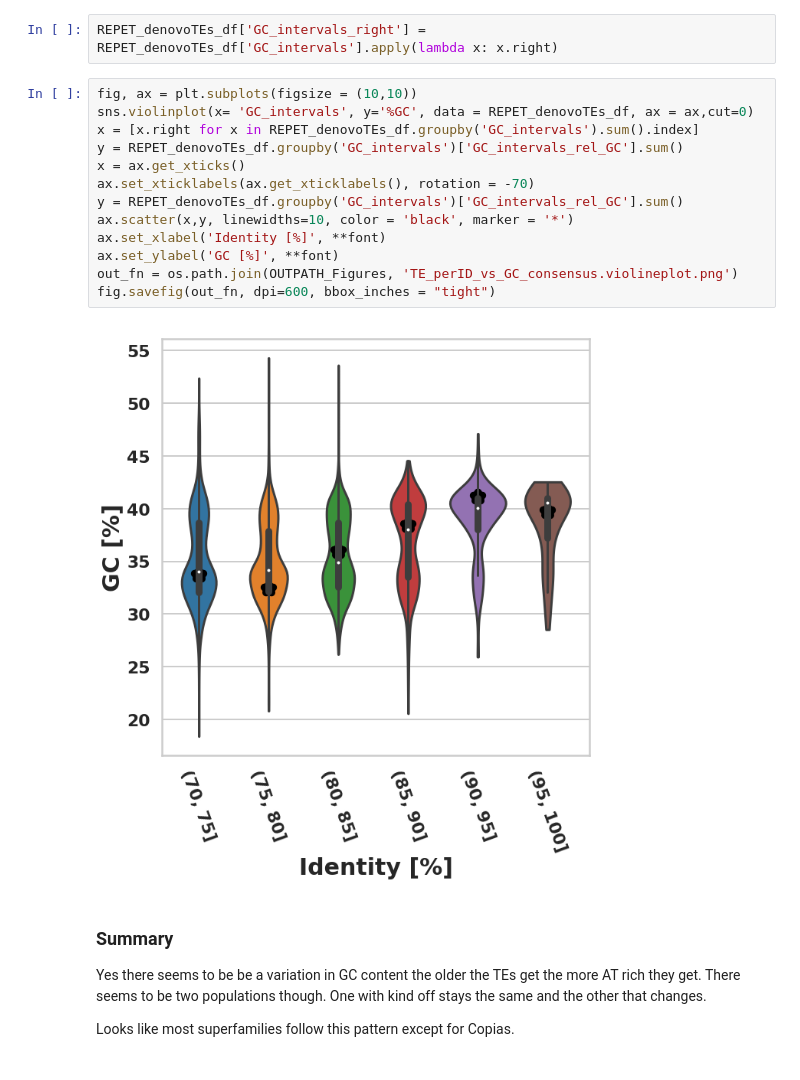
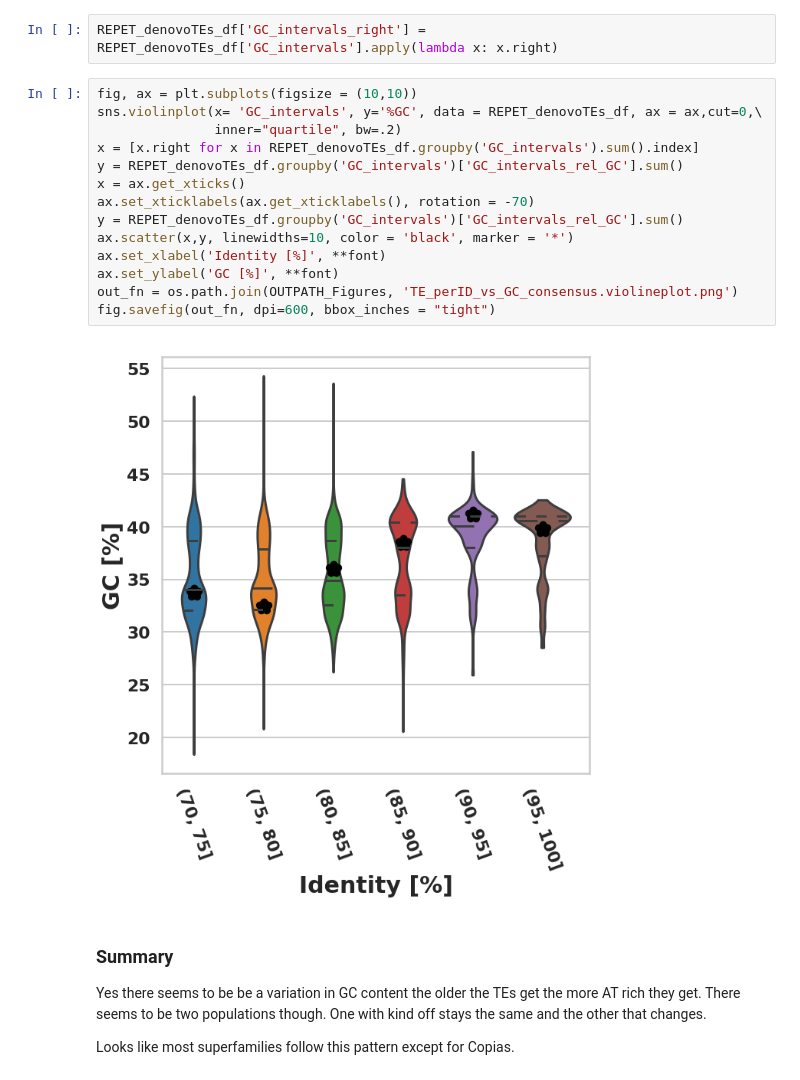
Before and after one commit to Team-Schwessinger/TE_myrtle_rust, a Jupyter notebook: notebooks/MRv01_TE_variation_analysis.ipynb, the cells around one changed output. Drawn from its saved outputs; the diff is of its cells as text.

```diff
--- a/notebooks/MRv01_TE_variation_analysis.ipynb
+++ b/notebooks/MRv01_TE_variation_analysis.ipynb
@@ -441,19 +441,20 @@ cor_comparative_dict
 REPET_denovoTEs_df['GC_intervals_right'] = REPET_denovoTEs_df['GC_intervals'].apply(lambda x: x.right)
 # %%
 fig, ax = plt.subplots(figsize = (10,10))
-sns.violinplot(x= 'GC_intervals', y='%GC', data = REPET_denovoTEs_df, ax = ax,cut=0)
+sns.violinplot(x= 'GC_intervals', y='%GC', data = REPET_denovoTEs_df, ax = ax,cut=0,\
+               inner="quartile", bw=.2)
 x = [x.right for x in REPET_denovoTEs_df.groupby('GC_intervals').sum().index]
 y = REPET_denovoTEs_df.groupby('GC_intervals')['GC_intervals_rel_GC'].sum()
 x = ax.get_xticks()
 ax.set_xticklabels(ax.get_xticklabels(), rotation = -70)
 y = REPET_denovoTEs_df.groupby('GC_intervals')['GC_intervals_rel_GC'].sum()
 ax.scatter(x,y, linewidths=10, color = 'black', marker = '*')
 ax.set_xlabel('Identity [%]', **font)
 ax.set_ylabel('GC [%]', **font)
 out_fn = os.path.join(OUTPATH_Figures, 'TE_perID_vs_GC_consensus.violineplot.png')
 fig.savefig(out_fn, dpi=600, bbox_inches = "tight")
 # %% [output]
-[figure, old version]
+[figure, new version]
 # %% [markdown]
 ### Summary
 Yes there seems to be be a variation in GC content the older the TEs get the more AT rich they get. There seems to be two populations though. One with kind off stays the same and the other that changes.
```
Also changed, not shown: 1 other file.
